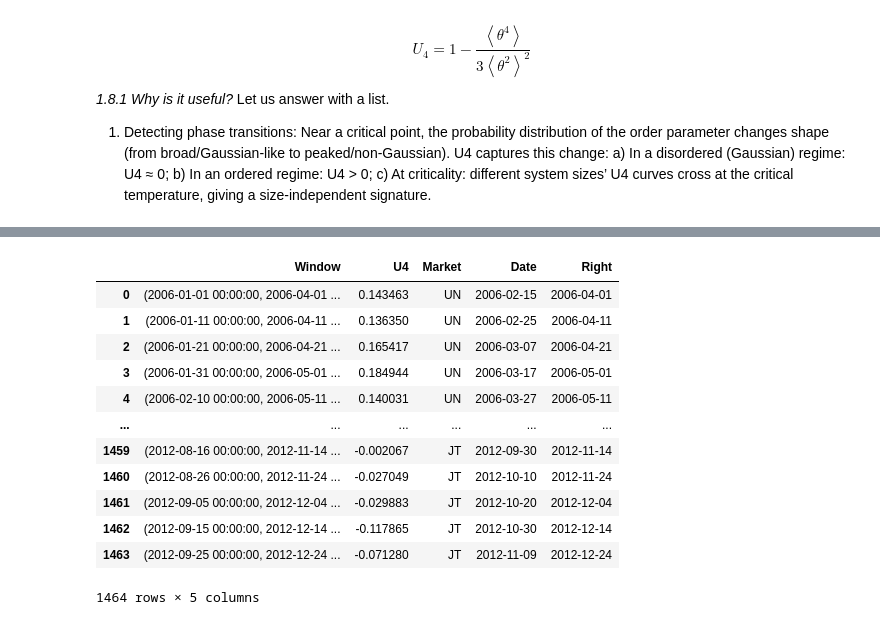
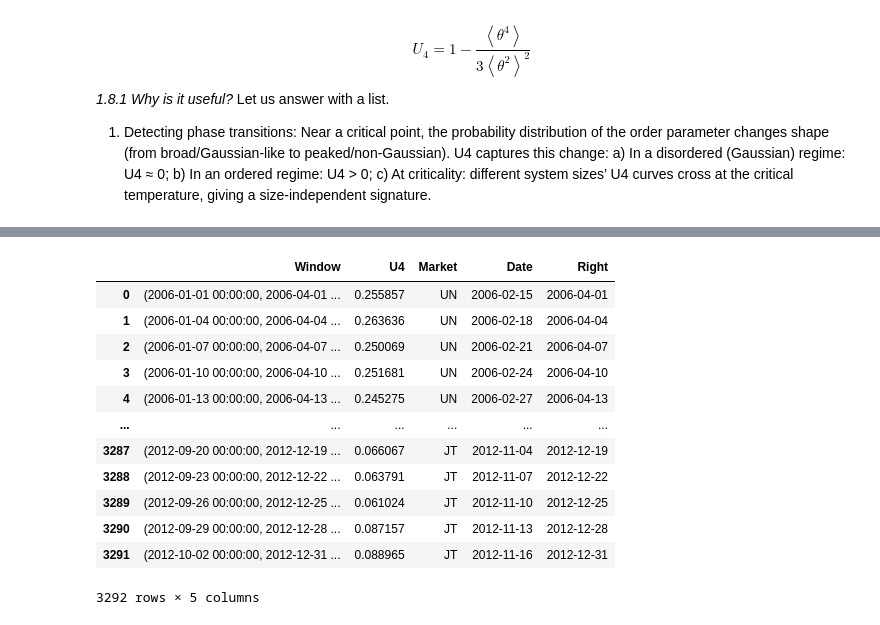
Before and after one commit to fedesss98/stabilvol, a Jupyter notebook: notebooks/23-binder-cumulants.ipynb, the cells around one changed output, grey strips where cells are left out. Cells and saved outputs as stored; diff of their text form; code cells hidden in the pictures.

Commit message:
Add the Binder Cumulant analysis

```diff
--- a/notebooks/23-binder-cumulants.ipynb
+++ b/notebooks/23-binder-cumulants.ipynb
@@ -23,18 +23,20 @@ from itertools import product
 from tqdm import tqdm, trange
 from pathlib import Path
 import sqlite3
+from scipy import stats
 
 from stabilvol.utility.functions import query_binned_data, roll_windows
 
 WINDOW_LEN = 90
 
 BEFORE_CRISIS = "2006-01-01"
-CRISIS_STARTS = "2007-08-01"
+#CRISIS_STARTS = "2007-08-01"
+CRISIS_STARTS = "2008-09-15"  # Lehman Brothers collapse
 CRISIS_ENDS = "2009-06-03"
-AFTER_CRISIS = "2010-01-01"
+AFTER_CRISIS = "2013-01-01"
 
 MARKETS = ["UN", "UW", "LN", "JT"]
-THRESHOLDS = ["1p8", "1p6"]
+THRESHOLDS = ["3p0", "2p0"]
 
 ROOT_DIR = Path().resolve().parent
 DATABASE = ROOT_DIR / 'data/processed/trapezoidal_selection/stabilvol_filtered.sqlite'
@@ -79,17 +70,23 @@ def binder_cumulant(data, centered=True):
     if m2 <= 0:
         return np.nan
     return 1.0 - (m4 / (3.0 * m2**2))
+# %%
+all_windows = roll_windows(WINDOW_LEN, BEFORE_CRISIS, AFTER_CRISIS, frequency='3D')
 # %%
 binder_cumulants = []
 for market in tqdm(MARKETS):
-    pbar = tqdm(before_windows + crisis_windows + after_windows,
+    pbar = tqdm(all_windows,
                 leave=True, desc=f"Processing market {market}")
     for i, window in enumerate(pbar):
-        data = query_binned_data(
-            market, window[0], window[1], t1_string=THRESHOLDS[0], t2_string=THRESHOLDS[1], conn=conn, min_bins=-1
-            )[0]["FHT"].values
-
-        # Compute Binder cumulants
-        U4 = binder_cumulant(data)
+        try:
+            data = query_binned_data(
+                market, window[0], window[1], t1_string=THRESHOLDS[0], t2_string=THRESHOLDS[1], conn=conn, min_bins=-1
+                )[0]["FHT"].values
+        except ValueError as e:
+            print(f"Error querying data for market {market} in window {window}: {e}")
+            U4 = np.nan
+        else:
+            # Compute Binder cumulants
+            U4 = binder_cumulant(data, centered=False)
 
         binder_cumulants.append((window, U4, market))
@@ -96,19 +97,19 @@ for market in tqdm(MARKETS):
 # %%
-cumulants = pd.DataFrame(binder_cumulants, columns=["Window", "U4", "Market"])
-cumulants["Date"] = cumulants["Window"].apply(lambda x: x[0] + (x[1] - x[0]) / 2)
-cumulants["Right"] = cumulants["Window"].apply(lambda x: x[1])
-cumulants
+df_cumulants = pd.DataFrame(binder_cumulants, columns=["Window", "U4", "Market"])
+df_cumulants["Date"] = df_cumulants["Window"].apply(lambda x: x[0] + (x[1] - x[0]) / 2)
+df_cumulants["Right"] = df_cumulants["Window"].apply(lambda x: x[1])
+df_cumulants
 # %% [output]
 |  | Window | U4 | Market | Date | Right |
-| 0 | (2006-01-01 00:00:00, 2006-04-01 ... | 0.143463 | UN | 2006-02-15 | 2006-04-01 |
-| 1 | (2006-01-11 00:00:00, 2006-04-11 ... | 0.136350 | UN | 2006-02-25 | 2006-04-11 |
-| 2 | (2006-01-21 00:00:00, 2006-04-21 ... | 0.165417 | UN | 2006-03-07 | 2006-04-21 |
-| 3 | (2006-01-31 00:00:00, 2006-05-01 ... | 0.184944 | UN | 2006-03-17 | 2006-05-01 |
-| 4 | (2006-02-10 00:00:00, 2006-05-11 ... | 0.140031 | UN | 2006-03-27 | 2006-05-11 |
+| 0 | (2006-01-01 00:00:00, 2006-04-01 ... | 0.255857 | UN | 2006-02-15 | 2006-04-01 |
+| 1 | (2006-01-04 00:00:00, 2006-04-04 ... | 0.263636 | UN | 2006-02-18 | 2006-04-04 |
+| 2 | (2006-01-07 00:00:00, 2006-04-07 ... | 0.250069 | UN | 2006-02-21 | 2006-04-07 |
+| 3 | (2006-01-10 00:00:00, 2006-04-10 ... | 0.251681 | UN | 2006-02-24 | 2006-04-10 |
+| 4 | (2006-01-13 00:00:00, 2006-04-13 ... | 0.245275 | UN | 2006-02-27 | 2006-04-13 |
 | ... | ... | ... | ... | ... | ... |
-| 1459 | (2012-08-16 00:00:00, 2012-11-14 ... | -0.002067 | JT | 2012-09-30 | 2012-11-14 |
-| 1460 | (2012-08-26 00:00:00, 2012-11-24 ... | -0.027049 | JT | 2012-10-10 | 2012-11-24 |
-| 1461 | (2012-09-05 00:00:00, 2012-12-04 ... | -0.029883 | JT | 2012-10-20 | 2012-12-04 |
-| 1462 | (2012-09-15 00:00:00, 2012-12-14 ... | -0.117865 | JT | 2012-10-30 | 2012-12-14 |
-| 1463 | (2012-09-25 00:00:00, 2012-12-24 ... | -0.071280 | JT | 2012-11-09 | 2012-12-24 |
+| 3287 | (2012-09-20 00:00:00, 2012-12-19 ... | 0.066067 | JT | 2012-11-04 | 2012-12-19 |
+| 3288 | (2012-09-23 00:00:00, 2012-12-22 ... | 0.063791 | JT | 2012-11-07 | 2012-12-22 |
+| 3289 | (2012-09-26 00:00:00, 2012-12-25 ... | 0.061024 | JT | 2012-11-10 | 2012-12-25 |
+| 3290 | (2012-09-29 00:00:00, 2012-12-28 ... | 0.087157 | JT | 2012-11-13 | 2012-12-28 |
+| 3291 | (2012-10-02 00:00:00, 2012-12-31 ... | 0.088965 | JT | 2012-11-16 | 2012-12-31 |
-1464 rows × 5 columns
+3292 rows × 5 columns
```
Also changed, not shown: parts of 18 cells of this notebook.
